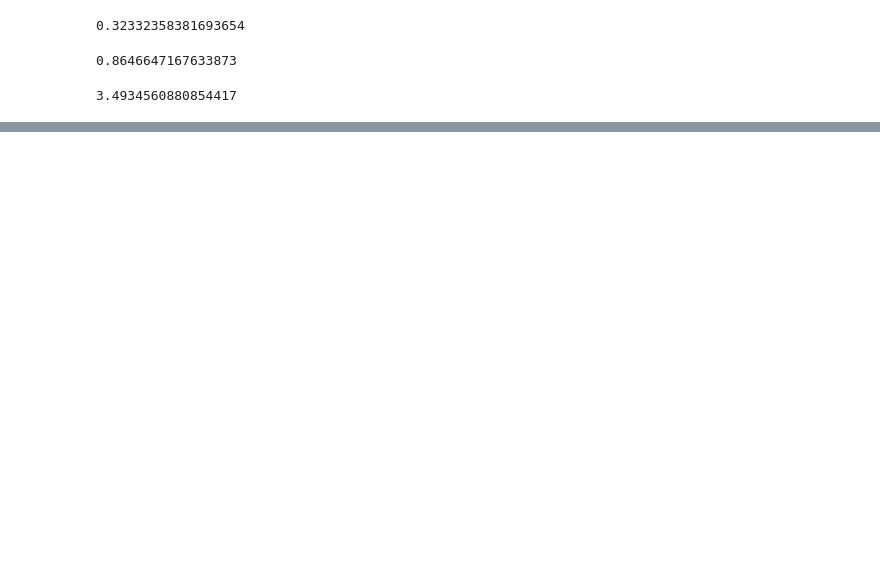
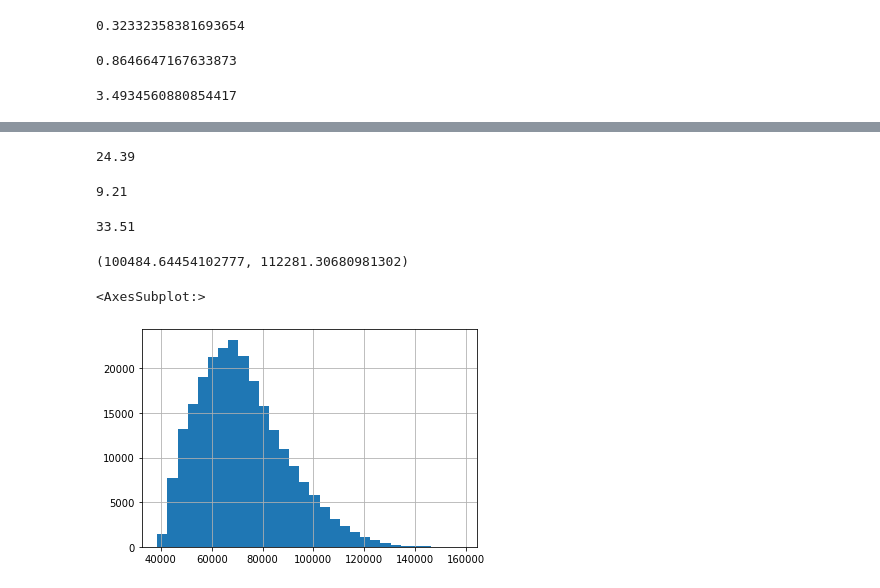
Before and after one commit to chriseverts/statistics-exercises, a Jupyter notebook: probability_distributions.ipynb, the cells around one changed output, grey strips where cells are left out. Saved outputs shown, nothing was run; the diff lists cells and outputs as text; code cells hidden in the pictures; blank space fills up the shorter version.

```diff
--- a/probability_distributions.ipynb
+++ b/probability_distributions.ipynb
@@ -72,0 +204,6 @@ bottom_15_percent
+# %%
+url = f'mysql+pymysql://{username}:{password}@{host}/employees'
+def get_db_url(username,password,host,db_name):
+    return f'mysql+pymysql://{username}:{password}@{host}/{db_name}'
+
+emp_url = get_db_url(username,password,host, 'employees')
@@ -72,0 +220,9 @@ bottom_15_percent
+# %%
+
+query = '''
+    select *
+    from employees
+    join salaries using (emp_no)
+    where to_date > curdate()'''
+employees = pd.read_sql(query, url)
+employees
@@ -72,0 +248,25 @@ bottom_15_percent
+# %%
+#7a.) What percent of employees earn less than 60,000?
+((1-salaries.sf(60_000))*100).round(2)
+# %% [output]
+24.39
+# %%
+#7b.) What percent of employees earn more than 95,000?
+((salaries.sf(95_000))*100).round(2)
+# %% [output]
+9.21
+# %%
+#7c.) What percent of employees earn between 65,000 and 80,000?
+((1-salaries.sf(80_000)-salaries.cdf(65_000))*100).round(2)
+# %% [output]
+33.51
+# %%
+#7d.) What do the top 5% of employees make?
+salaries.isf(.05), salaries.isf(.01)
+# %% [output]
+(100484.64454102777, 112281.30680981302)
+# %%
+employees.salary.hist(bins = 30)
+# %% [output]
+<AxesSubplot:>
+[figure, added]
```
Also changed, not shown: parts of 18 cells of this notebook.
